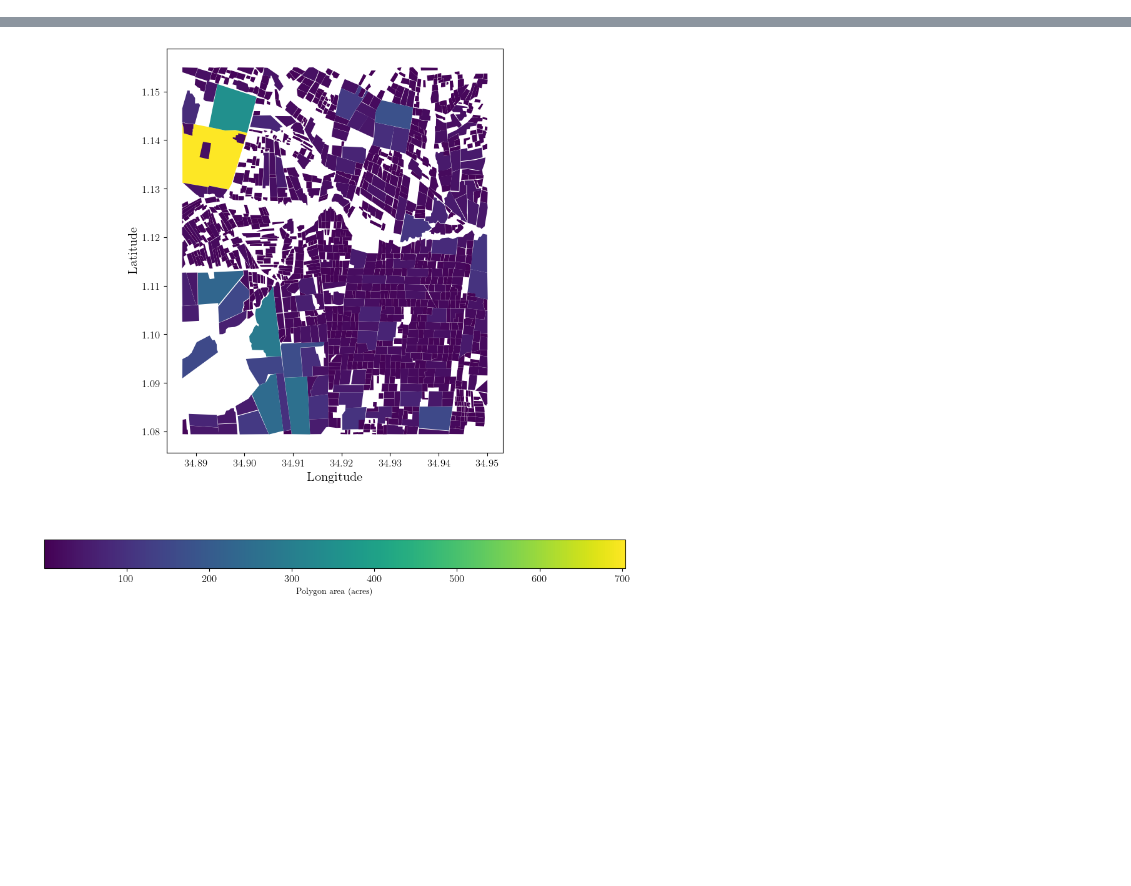
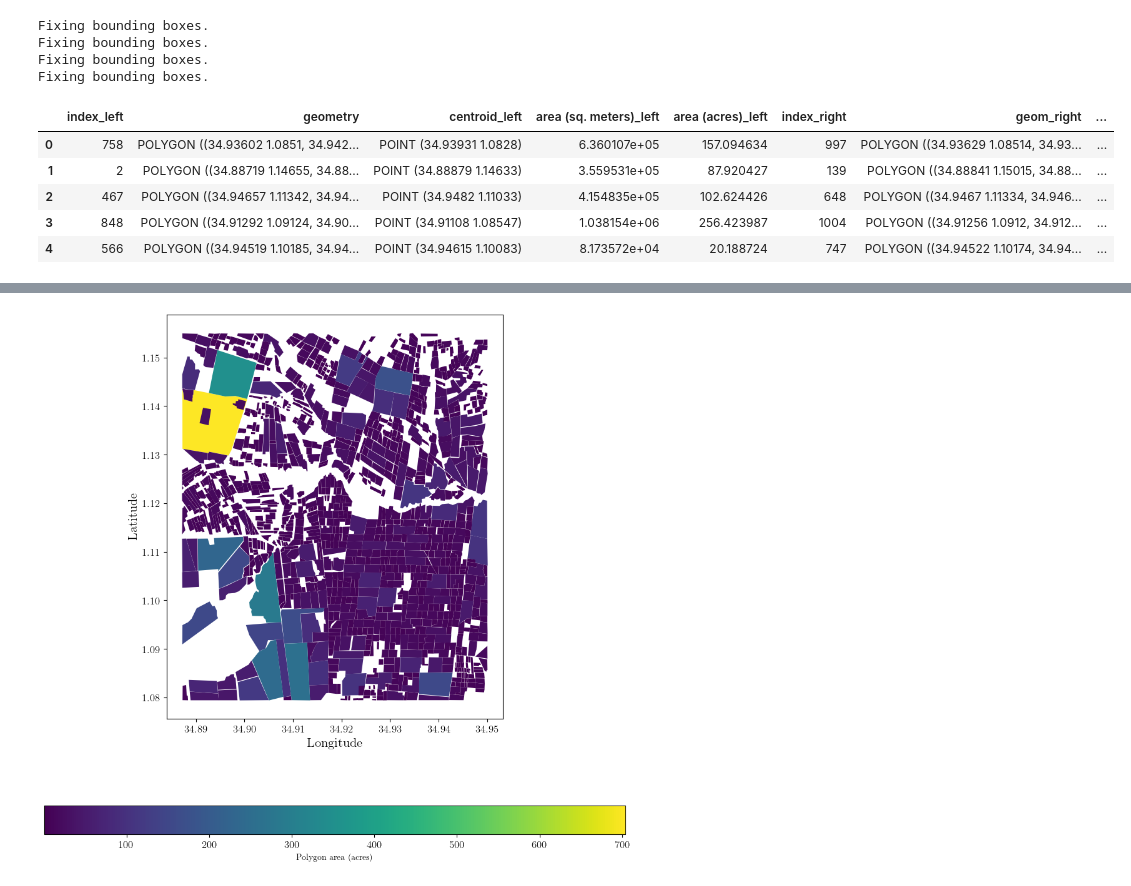
Before and after one commit to RM503/DataKind_Geospatial, a Jupyter notebook: samgeo_experiments/processing.ipynb, the cells around one changed output, grey strips where cells are left out. Cells and saved outputs as stored; diff of their text form; code cells hidden in the pictures; blank space fills up the shorter version.

```diff
--- a/samgeo_experiments/processing.ipynb
+++ b/samgeo_experiments/processing.ipynb
@@ -182,0 +256,15 @@ gdf_generated = modify_polygons(gdf_generated, 'Generated')
+# %%
+gdf_combined = gdf_combined(gdf_predefined, gdf_generated_list)
+
+gdf_combined.head()
+# %% [output]
+Fixing bounding boxes.
+Fixing bounding boxes.
+Fixing bounding boxes.
+Fixing bounding boxes.
+|  | index_left | geometry | centroid_left | area (sq. meters)_left | area (acres)_left | index_right | geom_right | ... |
+| 0 | 758 | POLYGON ((34.93602 1.0851, 34.942... | POINT (34.93931 1.0828) | 6.360107e+05 | 157.094634 | 997 | POLYGON ((34.93629 1.08514, 34.93... | ... |
+| 1 | 2 | POLYGON ((34.88719 1.14655, 34.88... | POINT (34.88879 1.14633) | 3.559531e+05 | 87.920427 | 139 | POLYGON ((34.88841 1.15015, 34.88... | ... |
+| 2 | 467 | POLYGON ((34.94657 1.11342, 34.94... | POINT (34.9482 1.11033) | 4.154835e+05 | 102.624426 | 648 | POLYGON ((34.9467 1.11334, 34.946... | ... |
+| 3 | 848 | POLYGON ((34.91292 1.09124, 34.90... | POINT (34.91108 1.08547) | 1.038154e+06 | 256.423987 | 1004 | POLYGON ((34.91256 1.0912, 34.912... | ... |
+| 4 | 566 | POLYGON ((34.94519 1.10185, 34.94... | POINT (34.94615 1.10083) | 8.173572e+04 | 20.188724 | 747 | POLYGON ((34.94522 1.10174, 34.94... | ... |
```
Also changed, not shown: parts of 16 cells of this notebook, 56 other files.
